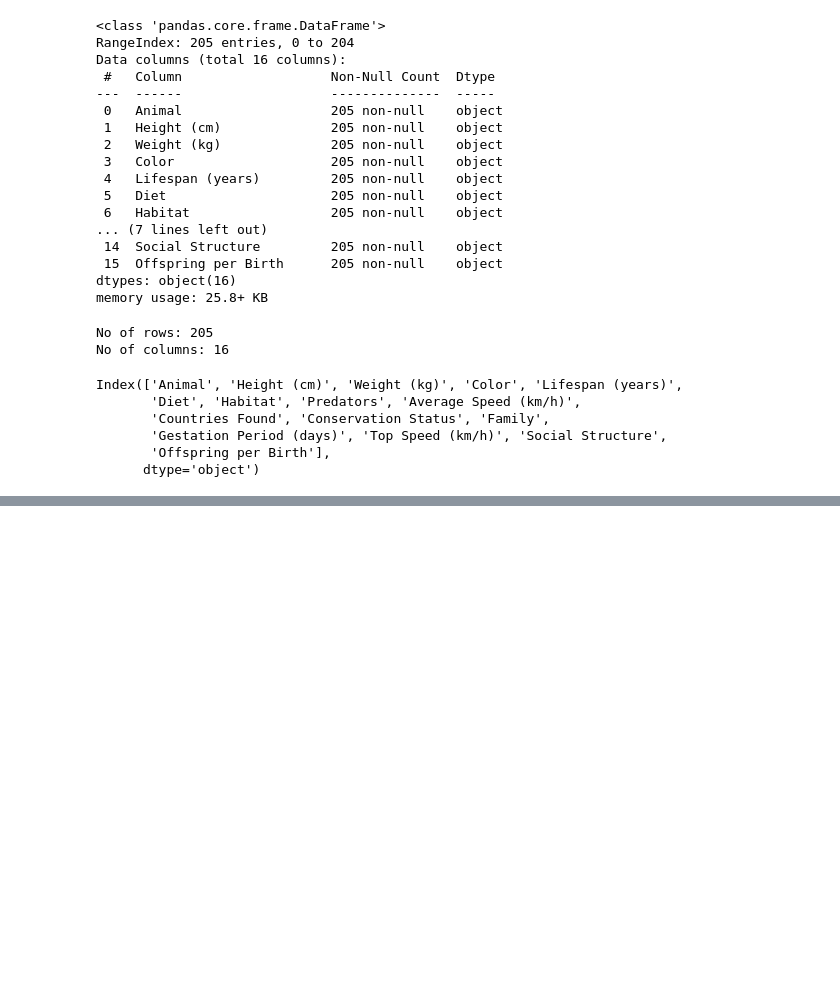
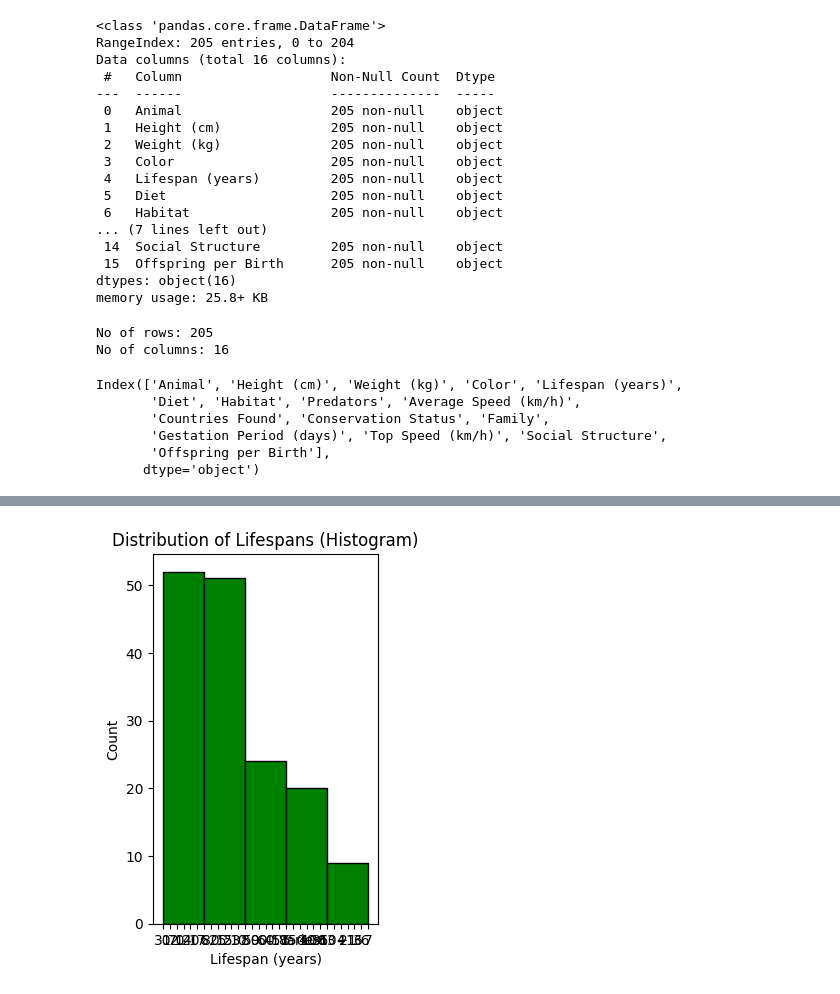
Before and after one commit to Vedant2022/EDA-Projects, a Jupyter notebook: Animals_EDA.ipynb, the cells around one changed output, grey strips where cells are left out. Cells and saved outputs as stored; diff of their text form; code cells hidden in the pictures; blank space fills up the shorter version.

```diff
--- a/Animals_EDA.ipynb
+++ b/Animals_EDA.ipynb
@@ -63,0 +309,9 @@ for x in ['Height (cm)','Weight (kg)','Lifespan (years)','Average Speed (km/h)',
+# %%
+plt.subplot(1, 2, 2)
+plt.hist(data['Lifespan (years)'], bins=5, color='green', edgecolor='black')
+plt.xlabel('Lifespan (years)')
+plt.ylabel('Count')
+plt.title('Distribution of Lifespans (Histogram)')
+plt.show()
+# %% [output]
+[figure, added]
```
Also changed, not shown: parts of 27 cells of this notebook.
